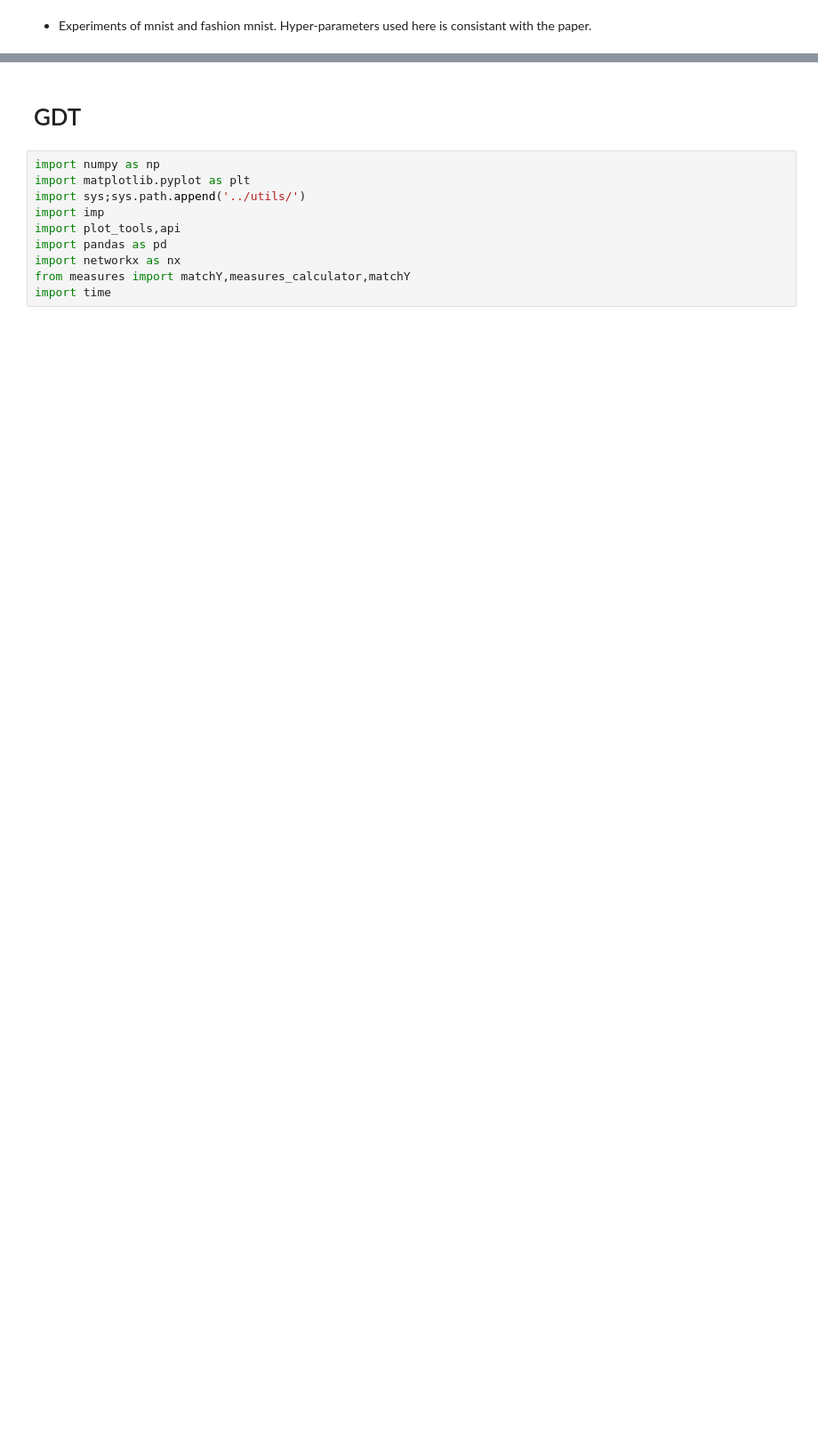
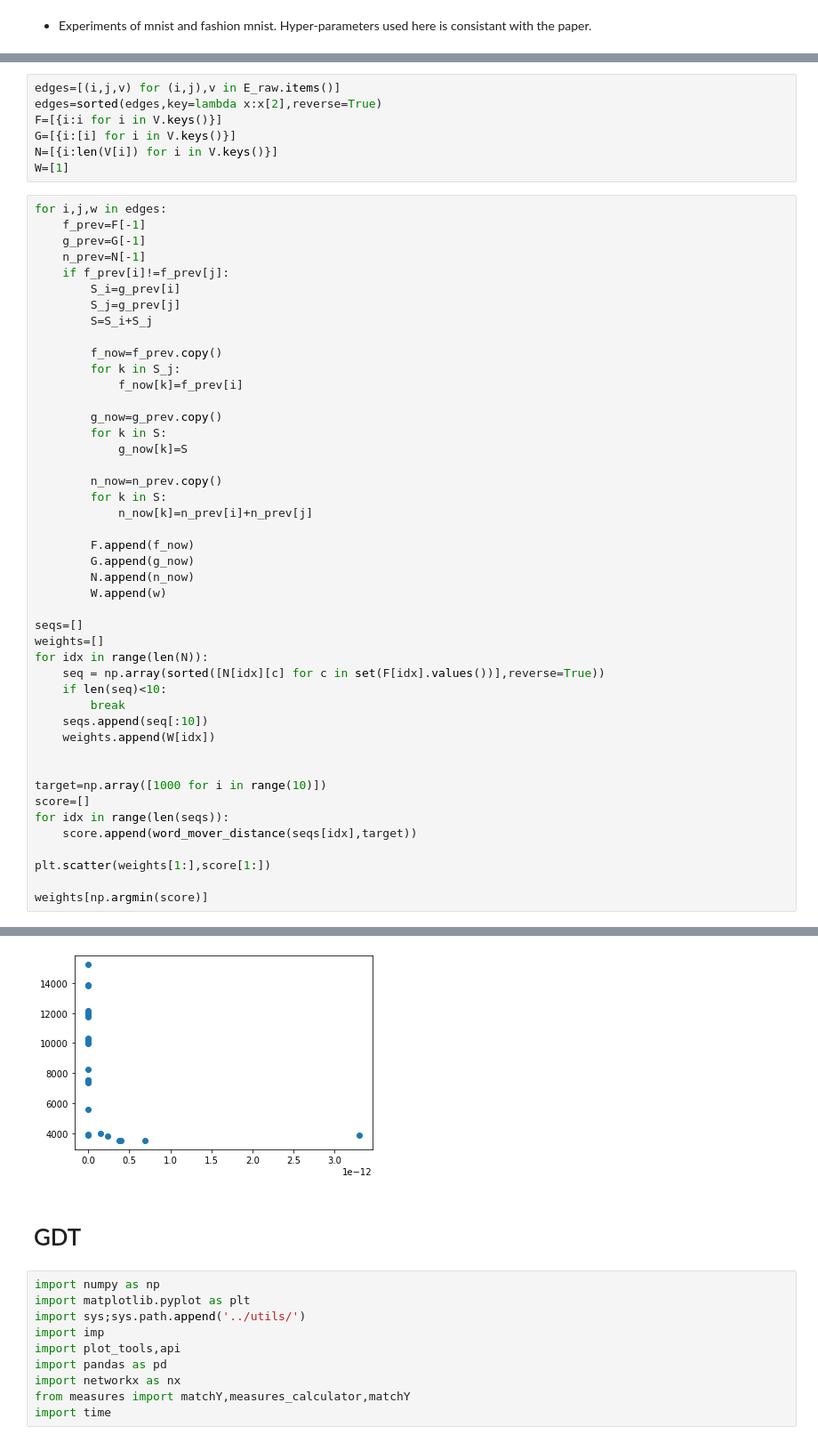
Before and after one commit to gaozhangyang/GIT, a Jupyter notebook: ex3_mnist/experiments_mnist.ipynb, the cells around one changed output, grey strips where cells are left out. Shown at 89% size. Cells and saved outputs as stored; diff of their text form; blank space fills up the shorter version.

```diff
--- a/ex3_mnist/experiments_mnist.ipynb
+++ b/ex3_mnist/experiments_mnist.ipynb
@@ -58,0 +137,53 @@ class DataLoader:
+# %%
+edges=[(i,j,v) for (i,j),v in E_raw.items()]
+edges=sorted(edges,key=lambda x:x[2],reverse=True)
+F=[{i:i for i in V.keys()}]
+G=[{i:[i] for i in V.keys()}]
+N=[{i:len(V[i]) for i in V.keys()}]
+W=[1]
+# %%
+for i,j,w in edges:
+    f_prev=F[-1]
+    g_prev=G[-1]
+    n_prev=N[-1]
+    if f_prev[i]!=f_prev[j]:
+        S_i=g_prev[i]
+        S_j=g_prev[j]
+        S=S_i+S_j
+
+        f_now=f_prev.copy()
+        for k in S_j:
+            f_now[k]=f_prev[i]
+
+        g_now=g_prev.copy()
+        for k in S:
+            g_now[k]=S
+
+        n_now=n_prev.copy()
+        for k in S:
+            n_now[k]=n_prev[i]+n_prev[j]
+
+        F.append(f_now)
+        G.append(g_now)
+        N.append(n_now)
+        W.append(w)
+
+seqs=[]
+weights=[]
+for idx in range(len(N)):
+    seq = np.array(sorted([N[idx][c] for c in set(F[idx].values())],reverse=True))
+    if len(seq)<10:
+        break
+    seqs.append(seq[:10])
+    weights.append(W[idx])
+
+
+target=np.array([1000 for i in range(10)])
+score=[]
+for idx in range(len(seqs)):
+    score.append(word_mover_distance(seqs[idx],target))
+
+plt.scatter(weights[1:],score[1:])
+
+weights[np.argmin(score)]
+# %% [output]
@@ -59,3 +192,4 @@ class DataLoader:
+[figure, added]
 # %% [markdown]
 # GDT
 # %%
```
Also changed, not shown: parts of 24 cells of this notebook, 35 other files.
